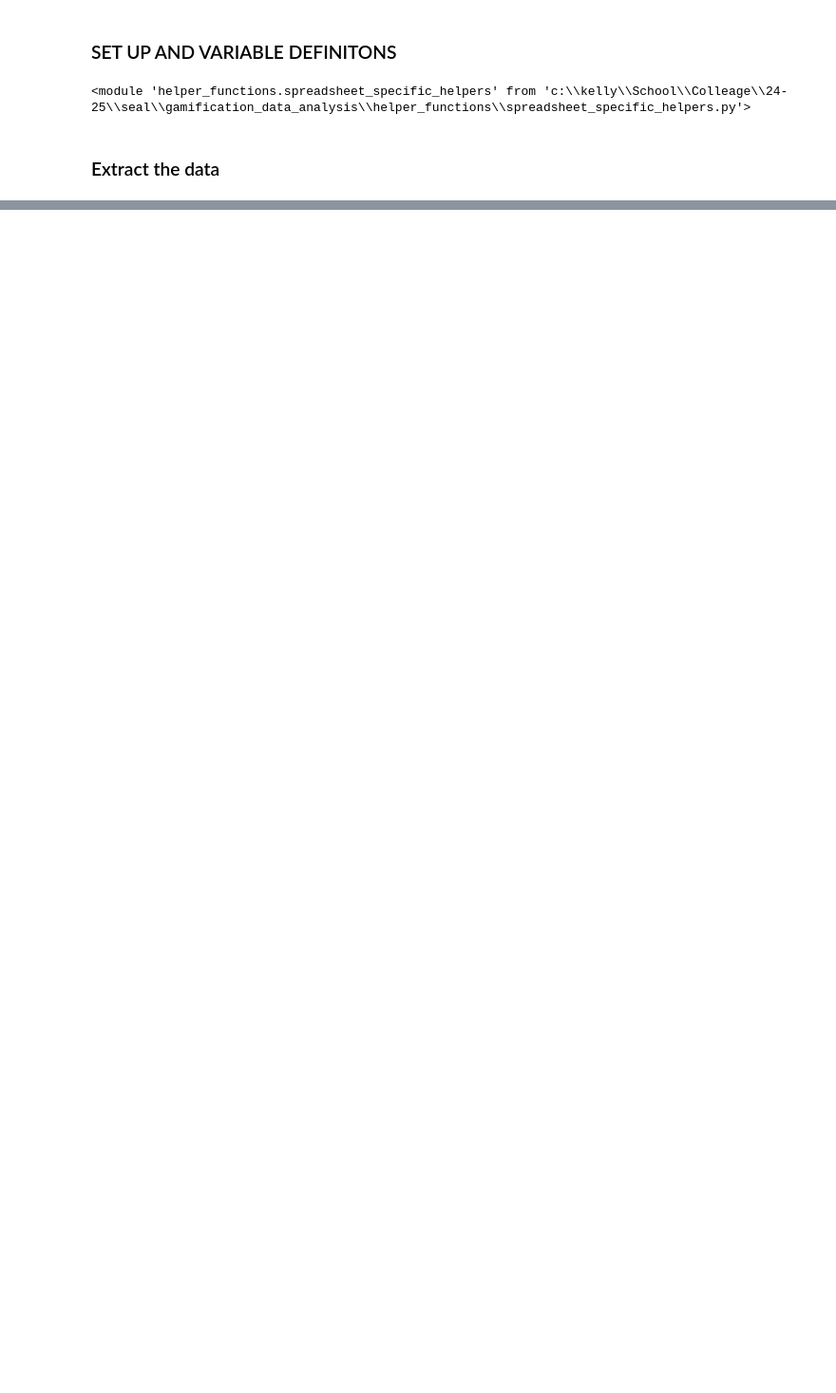
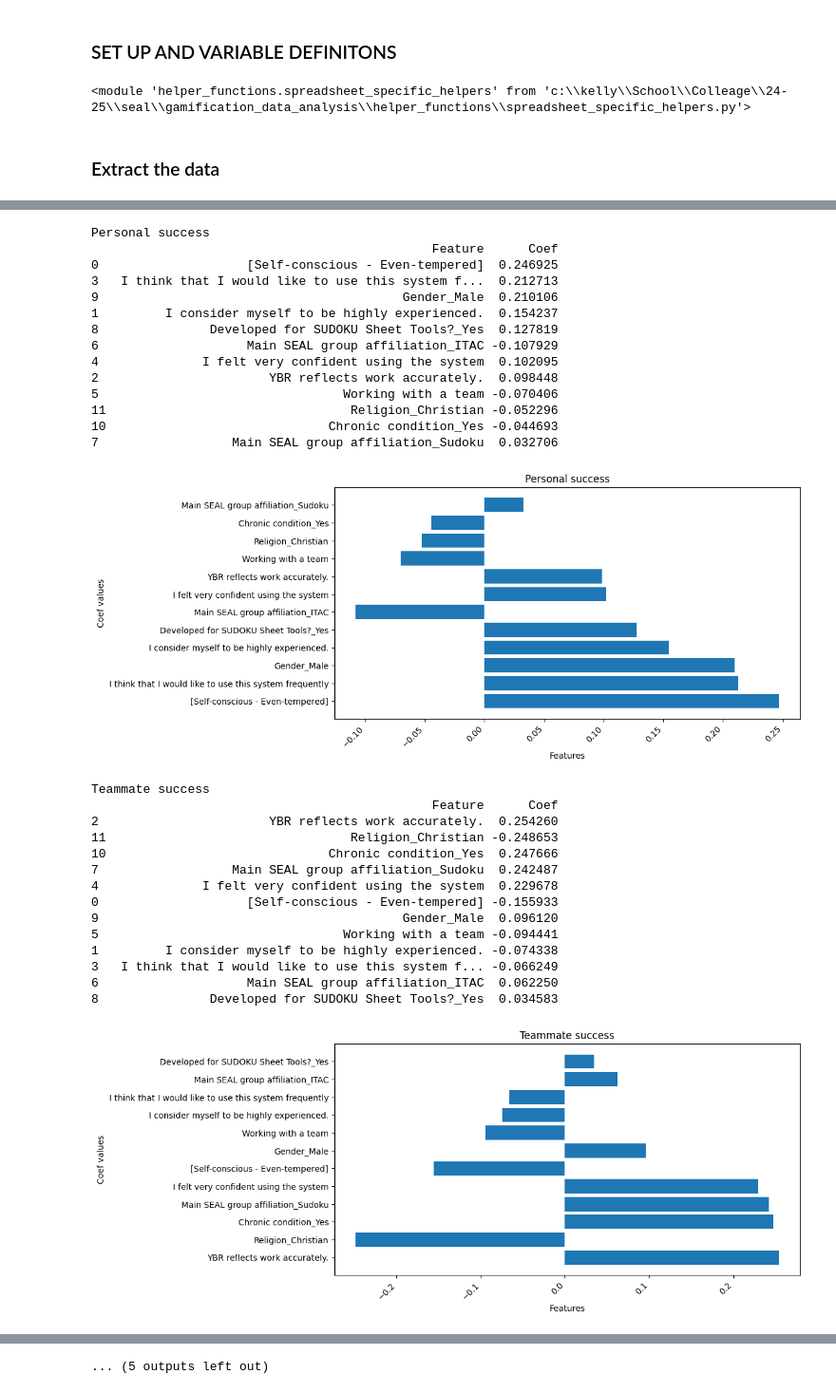
Before and after one commit to blobgoat/gamification_data_analysis, a Jupyter notebook: model.ipynb, the cells around one changed output, grey strips where cells are left out. Shown at 95% size. Saved outputs shown, nothing was run; the diff lists cells and outputs as text; code cells hidden in the pictures; blank space fills up the shorter version.

Commit message:
maps, linear, tree

```diff
--- a/model.ipynb
+++ b/model.ipynb
@@ -299,37 +490,38 @@ KeyError: "['All SEAL group affiliations'] not found in axis"
-# %%
-def linear_regression(x_train, y_train, x_val, y_val):
-    models = []
-    train_rmse = []
-    val_rmse = []
-    for i in range(y_train.shape[1]):
-        y_t = y_train.iloc[:,i]
-        y_v = y_val.iloc[:,i]
-        model = LinearRegression().fit(x_train, y_t)
-        predict_t = model.predict(x_train)
-        t_rmse = np.sqrt(mean_squared_error(y_t, predict_t))
-        predict_v = model.predict(x_val)
-        v_rmse = np.sqrt(mean_squared_error(y_v, predict_v))
-
-        train_rmse.append(t_rmse)
-        val_rmse.append(v_rmse)
-        models.append(model)
-    print(x_train.columns)
-    linear_visualization(models, x_train.columns, y_train.columns)
-    return models, train_rmse, val_rmse
-
-def linear_visualization(models, features, y_cols):
-    for i, model in enumerate(models):
-        coef = model.coef_
-
-        coef_list = pd.DataFrame({"Feature": features, "Coef": coef})
-        coef_list["abs"] = coef_list["Coef"].abs()
-        top = coef_list.nlargest(10, "abs")
-        print(top["Feature"], top["Coef"])
-
-        plt.figure(figsize = (10,5))
-        plt.barh(top["Feature"], top["Coef"])
-        plt.xticks(rotation=45, ha="right")
-        plt.xlabel("Features")
-        plt.ylabel("Coef values")
-        plt.title(f"{y_cols[i]}")
-        plt.show()
+# %%
+#plot_multitask_lasso_path(x_train, y_train)
+models, lin_val_rmse = linear_regression(x_train_reduced,y_train, x_test_reduced, y_test)
+
+# decision trees - uses non Lassoed data
+best_models, train_rmses, test_rmses, best_params = decision_tree(x_train_reduced, y_train, x_test_reduced, y_test)
+tree_visualize(best_models, top_features, Y_COLS, train_rmses, test_rmses)
+# %% [output]
+Personal success
+                                              Feature      Coef
+0                    [Self-conscious - Even-tempered]  0.246925
+3   I think that I would like to use this system f...  0.212713
+9                                         Gender_Male  0.210106
+1         I consider myself to be highly experienced.  0.154237
+8               Developed for SUDOKU Sheet Tools?_Yes  0.127819
+6                    Main SEAL group affiliation_ITAC -0.107929
+4              I felt very confident using the system  0.102095
+2                       YBR reflects work accurately.  0.098448
+5                                 Working with a team -0.070406
+11                                 Religion_Christian -0.052296
+10                              Chronic condition_Yes -0.044693
+7                  Main SEAL group affiliation_Sudoku  0.032706
+[figure, added]
+Teammate success
+                                              Feature      Coef
+2                       YBR reflects work accurately.  0.254260
+11                                 Religion_Christian -0.248653
+10                              Chronic condition_Yes  0.247666
+7                  Main SEAL group affiliation_Sudoku  0.242487
+4              I felt very confident using the system  0.229678
+0                    [Self-conscious - Even-tempered] -0.155933
+9                                         Gender_Male  0.096120
+5                                 Working with a team -0.094441
+1         I consider myself to be highly experienced. -0.074338
+3   I think that I would like to use this system f... -0.066249
+6                    Main SEAL group affiliation_ITAC  0.062250
+8               Developed for SUDOKU Sheet Tools?_Yes  0.034583
+[figure, added]
@@ -335,0 +568 @@ def linear_visualization(models, features, y_cols):
+... (5 outputs left out)
```
Also changed, not shown: parts of 14 cells of this notebook.
